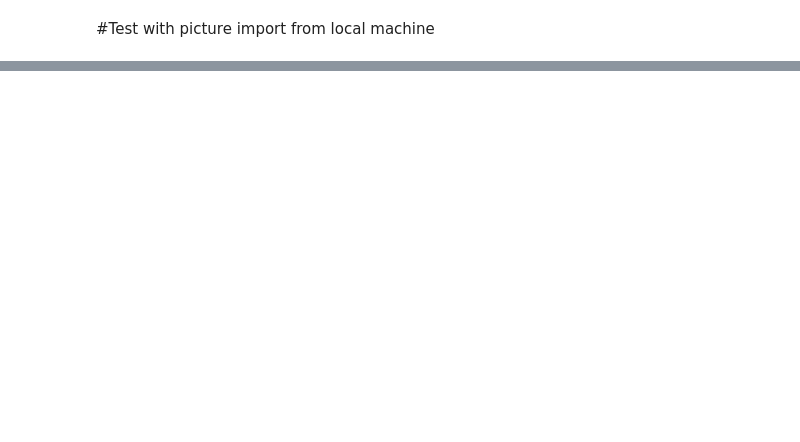
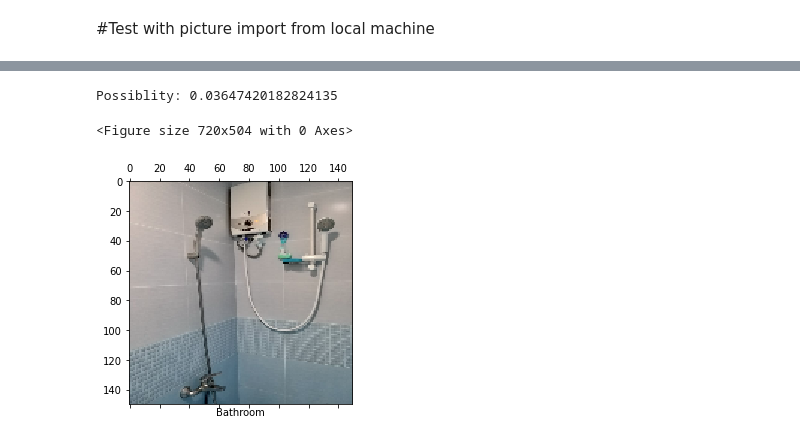
Before and after one commit to nlgkhoi/Room-Classification, a Jupyter notebook: Testing.ipynb, the cells around one changed output, grey strips where cells are left out. Saved outputs shown, nothing was run; the diff lists cells and outputs as text; code cells hidden in the pictures; blank space fills up the shorter version.

```diff
--- a/Testing.ipynb
+++ b/Testing.ipynb
@@ -156,0 +177,6 @@ Saving phongkhach_3.jpg to phongkhach_3.jpg
+# %%
+classify('real_image/nhatam_3.jpg')
+# %% [output]
+Possiblity: 0.03647420182824135
+<Figure size 720x504 with 0 Axes>
+[figure, added]
```
Also changed, not shown: parts of 27 cells of this notebook, 1 other file.
